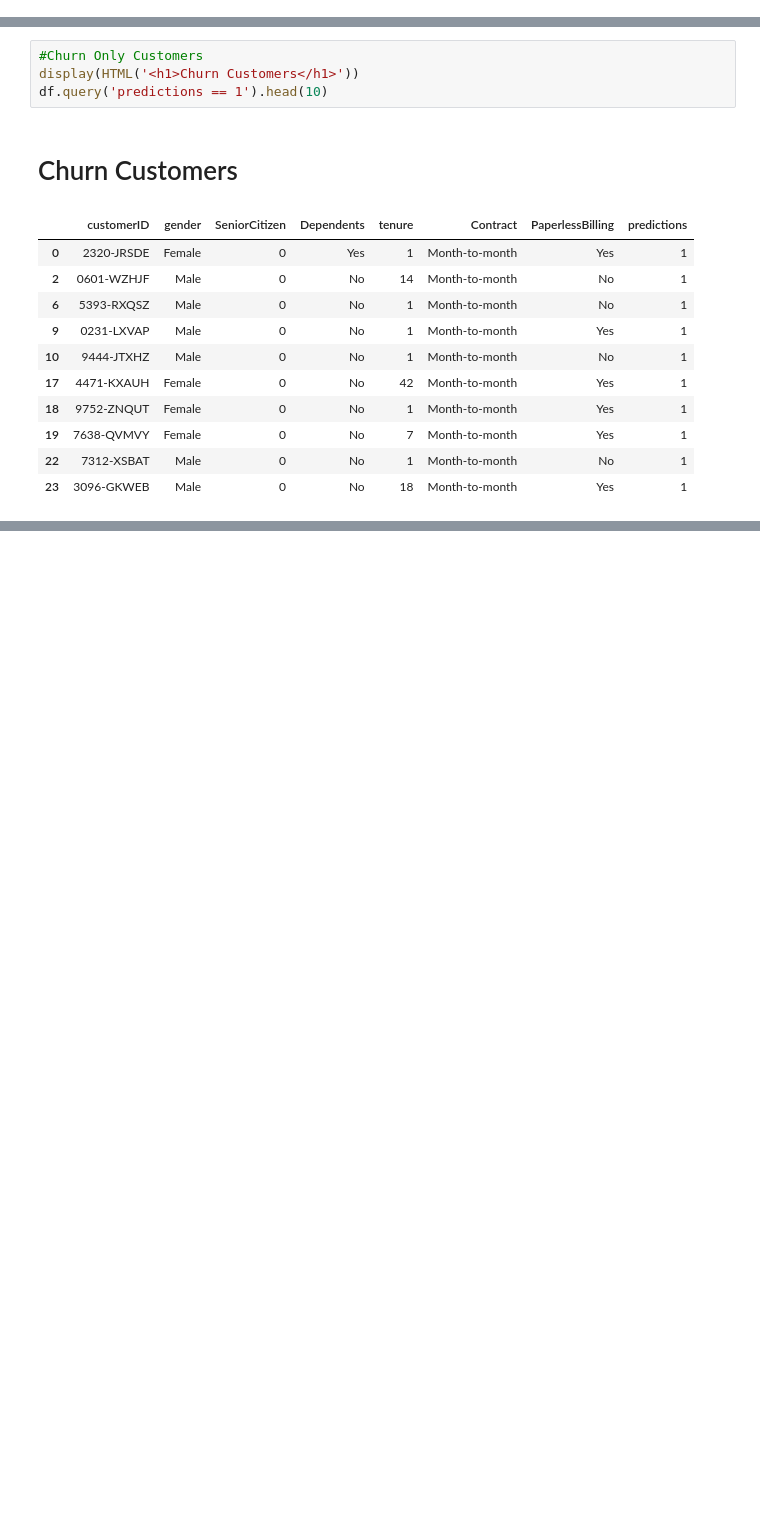
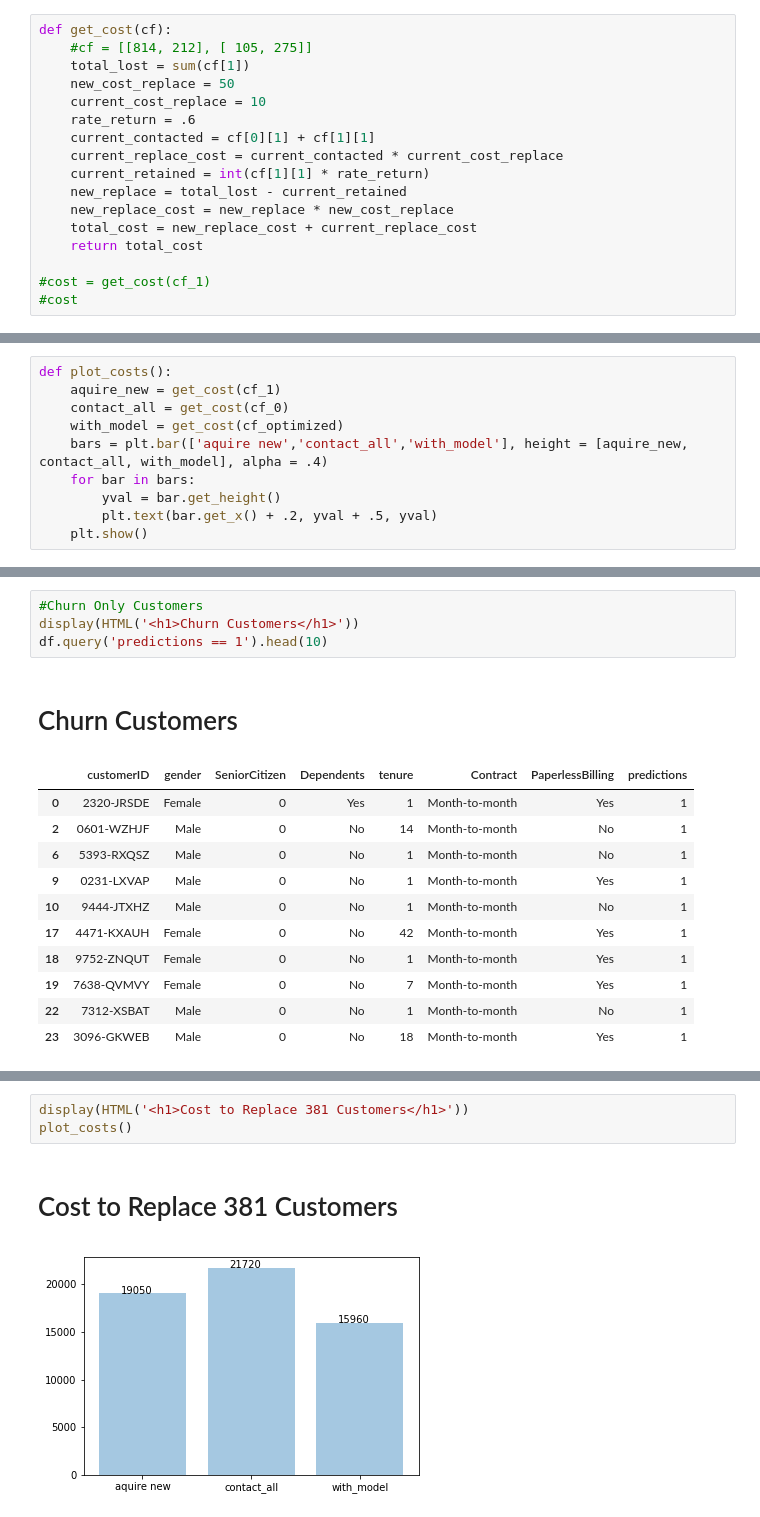
Before and after one commit to eric220/Churn-AI, a Jupyter notebook: Churn_Output.ipynb, the cells around one changed output, grey strips where cells are left out. Saved outputs shown, nothing was run; the diff lists cells and outputs as text; blank space fills up the shorter version.

```diff
--- a/Churn_Output.ipynb
+++ b/Churn_Output.ipynb
@@ -8,3 +12,20 @@ from IPython.core.display import display, HTML
+# %%
+def get_cost(cf):
+    #cf = [[814, 212], [ 105, 275]]
+    total_lost = sum(cf[1])
+    new_cost_replace = 50
+    current_cost_replace = 10
+    rate_return = .6
+    current_contacted = cf[0][1] + cf[1][1]
+    current_replace_cost = current_contacted * current_cost_replace
+    current_retained = int(cf[1][1] * rate_return)
+    new_replace = total_lost - current_retained
+    new_replace_cost = new_replace * new_cost_replace
+    total_cost = new_replace_cost + current_replace_cost
+    return total_cost
+
+#cost = get_cost(cf_1)
+#cost
 # %%
 def plot_bar_x():
     #cf = [[802, 224], [ 99, 281]]
@@ -36 +48,11 @@ array(['customerID', 'gender', 'SeniorCitizen', 'Partner', 'Dependents',
+# %%
+def plot_costs():
+    aquire_new = get_cost(cf_1)
+    contact_all = get_cost(cf_0)
+    with_model = get_cost(cf_optimized)
+    bars = plt.bar(['aquire new','contact_all','with_model'], height = [aquire_new, contact_all, with_model], alpha = .4)
+    for bar in bars:
+        yval = bar.get_height()
+        plt.text(bar.get_x() + .2, yval + .5, yval)
+    plt.show()
 # %%
@@ -71,0 +122,6 @@ Churn Customers
+# %%
+display(HTML('<h1>Cost to Replace 381 Customers</h1>'))
+plot_costs()
+# %% [output]
+Cost to Replace 381 Customers
+[figure, added]
```
Also changed, not shown: parts of 11 cells of this notebook.
